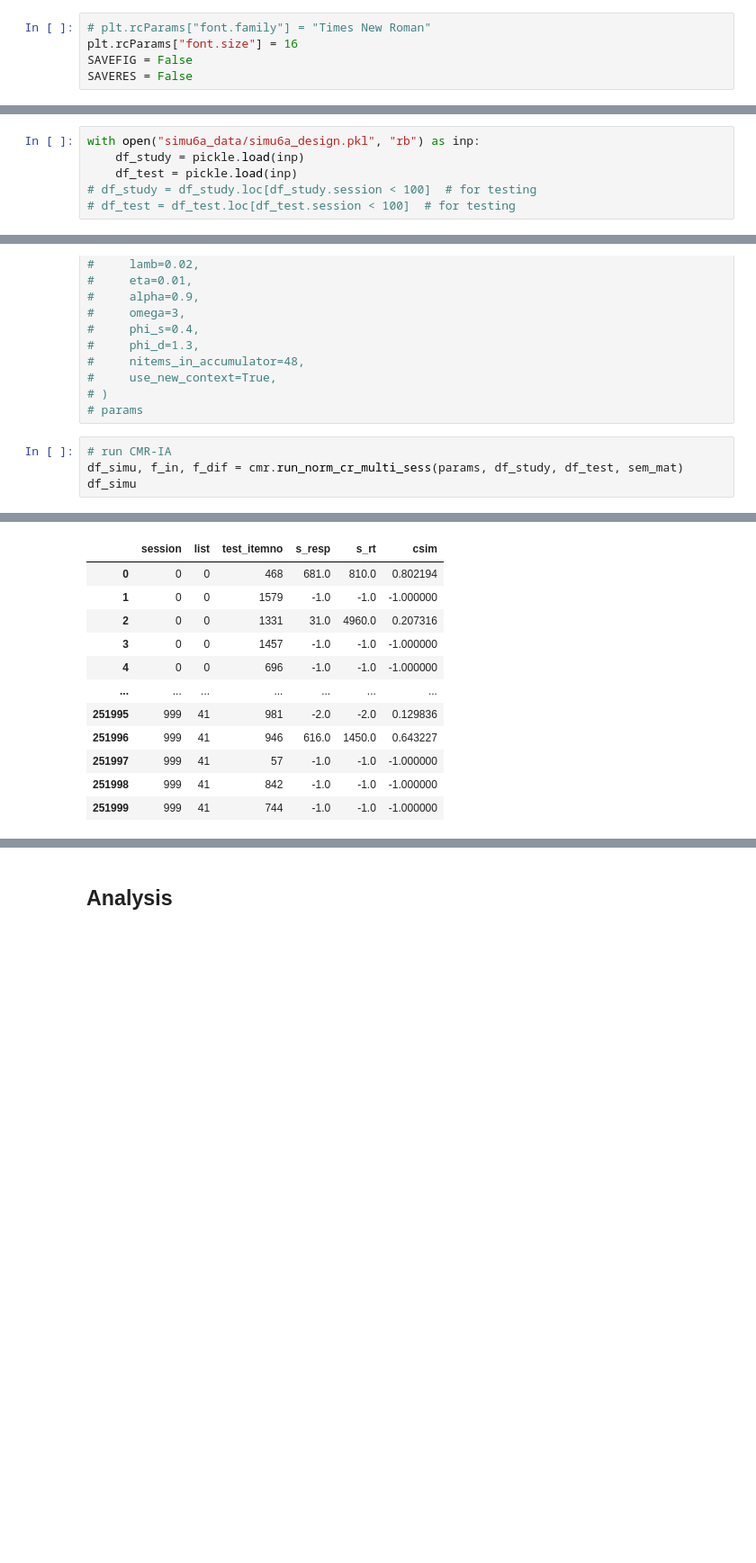
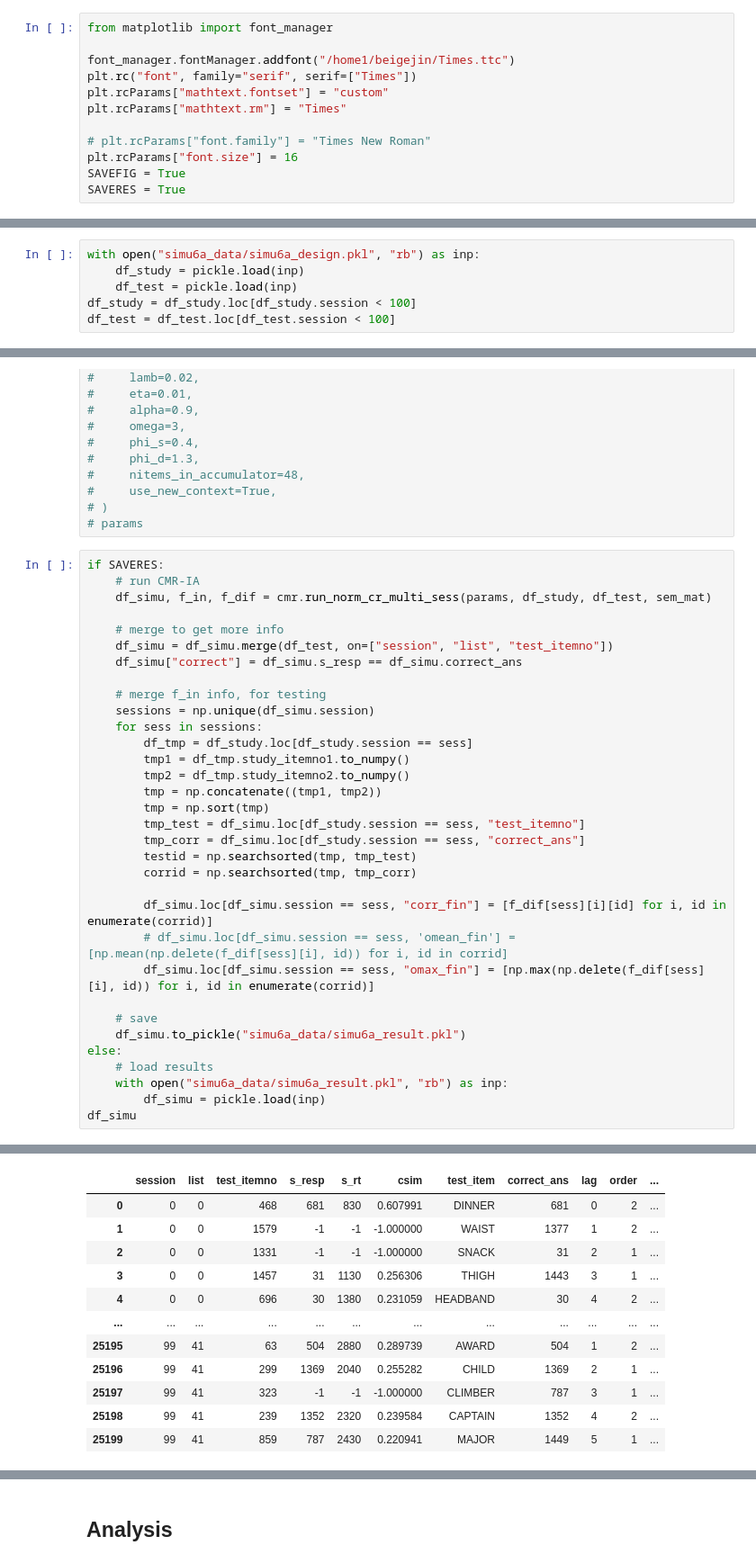
Before and after one commit to pennmem/CMR-IA, a Jupyter notebook: Analysis/simu6a_cr_recsym/simu6a_main.ipynb, the cells around one changed output, grey strips where cells are left out. Shown at 90% size. Cells and saved outputs as stored; diff of their text form; blank space fills up the shorter version.

```diff
--- a/Analysis/simu6a_cr_recsym/simu6a_main.ipynb
+++ b/Analysis/simu6a_cr_recsym/simu6a_main.ipynb
@@ -13,18 +13,25 @@ import sys
 sys.path.append("../../Modeling/fitting")
 from optimization_utils import make_boundary
 # %%
+from matplotlib import font_manager
+
+font_manager.fontManager.addfont("/home1/beigejin/Times.ttc")
+plt.rc("font", family="serif", serif=["Times"])
+plt.rcParams["mathtext.fontset"] = "custom"
+plt.rcParams["mathtext.rm"] = "Times"
+
 # plt.rcParams["font.family"] = "Times New Roman"
 plt.rcParams["font.size"] = 16
-SAVEFIG = False
-SAVERES = False
+SAVEFIG = True
+SAVERES = True
 # %% [markdown]
 ## Load Stimuli and Semantic Matrix
 # %%
 with open("simu6a_data/simu6a_design.pkl", "rb") as inp:
     df_study = pickle.load(inp)
     df_test = pickle.load(inp)
-# df_study = df_study.loc[df_study.session < 100]  # for testing
-# df_test = df_test.loc[df_test.session < 100]  # for testing
+df_study = df_study.loc[df_study.session < 100]
+df_test = df_test.loc[df_test.session < 100]
 # %%
 df_study
 # %% [output]
@@ -116,7 +123,36 @@ params
 # )
 # params
 # %%
-# run CMR-IA
-df_simu, f_in, f_dif = cmr.run_norm_cr_multi_sess(params, df_study, df_test, sem_mat)
+if SAVERES:
+    # run CMR-IA
+    df_simu, f_in, f_dif = cmr.run_norm_cr_multi_sess(params, df_study, df_test, sem_mat)
+
+    # merge to get more info
+    df_simu = df_simu.merge(df_test, on=["session", "list", "test_itemno"])
+    df_simu["correct"] = df_simu.s_resp == df_simu.correct_ans
+
+    # merge f_in info, for testing
+    sessions = np.unique(df_simu.session)
+    for sess in sessions:
+        df_tmp = df_study.loc[df_study.session == sess]
+        tmp1 = df_tmp.study_itemno1.to_numpy()
+        tmp2 = df_tmp.study_itemno2.to_numpy()
+        tmp = np.concatenate((tmp1, tmp2))
+        tmp = np.sort(tmp)
+        tmp_test = df_simu.loc[df_study.session == sess, "test_itemno"]
+        tmp_corr = df_simu.loc[df_study.session == sess, "correct_ans"]
+        testid = np.searchsorted(tmp, tmp_test)
+        corrid = np.searchsorted(tmp, tmp_corr)
+
+        df_simu.loc[df_simu.session == sess, "corr_fin"] = [f_dif[sess][i][id] for i, id in enumerate(corrid)]
+        # df_simu.loc[df_simu.session == sess, 'omean_fin'] = [np.mean(np.delete(f_dif[sess][i], id)) for i, id in corrid]
+        df_simu.loc[df_simu.session == sess, "omax_fin"] = [np.max(np.delete(f_dif[sess][i], id)) for i, id in enumerate(corrid)]
+
+    # save
+    df_simu.to_pickle("simu6a_data/simu6a_result.pkl")
+else:
+    # load results
+    with open("simu6a_data/simu6a_result.pkl", "rb") as inp:
+        df_simu = pickle.load(inp)
 df_simu
 # %% [output]
@@ -124,12 +160,12 @@ CMR Time: 1267.157222032547
-|  | session | list | test_itemno | s_resp | s_rt | csim |
-| 0 | 0 | 0 | 468 | 681.0 | 810.0 | 0.802194 |
-| 1 | 0 | 0 | 1579 | -1.0 | -1.0 | -1.000000 |
-| 2 | 0 | 0 | 1331 | 31.0 | 4960.0 | 0.207316 |
-| 3 | 0 | 0 | 1457 | -1.0 | -1.0 | -1.000000 |
-| 4 | 0 | 0 | 696 | -1.0 | -1.0 | -1.000000 |
-| ... | ... | ... | ... | ... | ... | ... |
-| 251995 | 999 | 41 | 981 | -2.0 | -2.0 | 0.129836 |
-| 251996 | 999 | 41 | 946 | 616.0 | 1450.0 | 0.643227 |
-| 251997 | 999 | 41 | 57 | -1.0 | -1.0 | -1.000000 |
-| 251998 | 999 | 41 | 842 | -1.0 | -1.0 | -1.000000 |
-| 251999 | 999 | 41 | 744 | -1.0 | -1.0 | -1.000000 |
+|  | session | list | test_itemno | s_resp | s_rt | csim | test_item | correct_ans | lag | order | ... |
+| 0 | 0 | 0 | 468 | 681 | 830 | 0.607991 | DINNER | 681 | 0 | 2 | ... |
+| 1 | 0 | 0 | 1579 | -1 | -1 | -1.000000 | WAIST | 1377 | 1 | 2 | ... |
+| 2 | 0 | 0 | 1331 | -1 | -1 | -1.000000 | SNACK | 31 | 2 | 1 | ... |
+| 3 | 0 | 0 | 1457 | 31 | 1130 | 0.256306 | THIGH | 1443 | 3 | 1 | ... |
+| 4 | 0 | 0 | 696 | 30 | 1380 | 0.231059 | HEADBAND | 30 | 4 | 2 | ... |
+| ... | ... | ... | ... | ... | ... | ... | ... | ... | ... | ... | ... |
+| 25195 | 99 | 41 | 63 | 504 | 2880 | 0.289739 | AWARD | 504 | 1 | 2 | ... |
+| 25196 | 99 | 41 | 299 | 1369 | 2040 | 0.255282 | CHILD | 1369 | 2 | 1 | ... |
+| 25197 | 99 | 41 | 323 | -1 | -1 | -1.000000 | CLIMBER | 787 | 3 | 1 | ... |
+| 25198 | 99 | 41 | 239 | 1352 | 2320 | 0.239584 | CAPTAIN | 1352 | 4 | 2 | ... |
+| 25199 | 99 | 41 | 859 | 787 | 2430 | 0.220941 | MAJOR | 1449 | 5 | 1 | ... |
```
Also changed, not shown: parts of 17 cells of this notebook, 13 other files.
